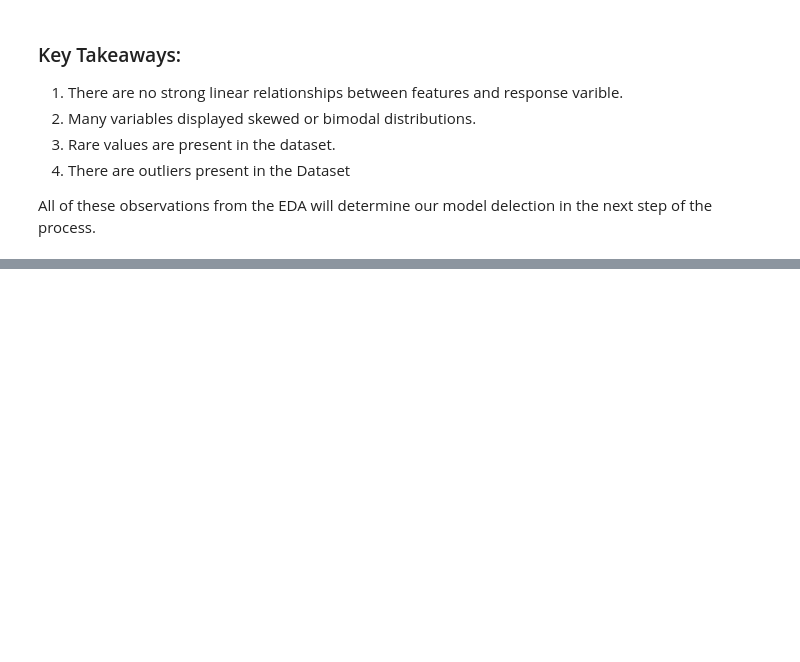
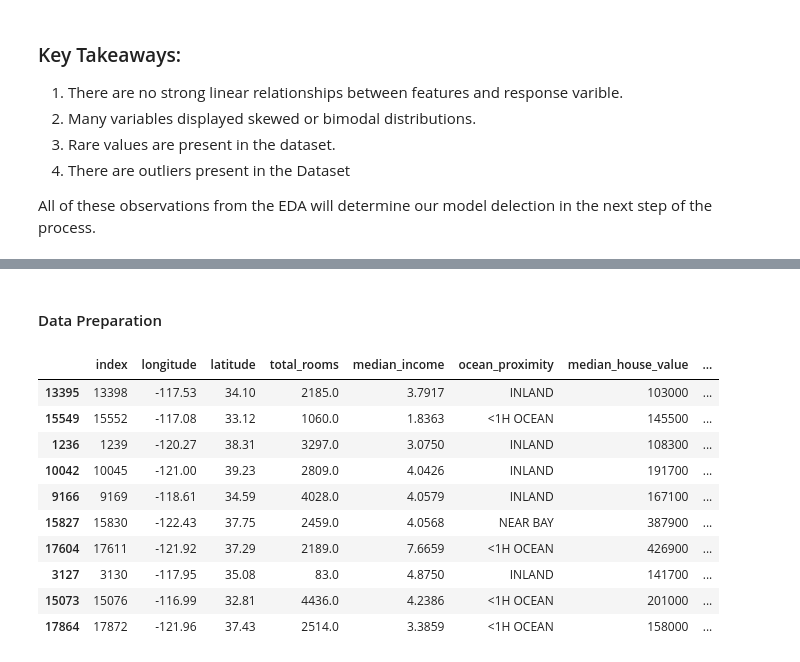
Before and after one commit to dylanvz95/cb_data_science_workshops, a Jupyter notebook: Workshop_1_California_Housing.ipynb, the cells around one changed output, grey strips where cells are left out. Cells and saved outputs as stored; diff of their text form; code cells hidden in the pictures; blank space fills up the shorter version.

```diff
--- a/Workshop_1_California_Housing.ipynb
+++ b/Workshop_1_California_Housing.ipynb
@@ -393,0 +249,25 @@ All of these observations from the EDA will determine our model delection in the
+# %% [markdown]
+#### Data Preparation
+# %%
+#drop missing data
+housing.dropna(inplace = True)
+housing.reset_index(inplace = True)
+
+#add one hot encoding to categorical variables
+ohe = OneHotEncoder(categories='auto')
+Xd = ohe.fit_transform(housing.ocean_proximity.values.reshape(-1, 1)).toarray()
+df_ohe = pd.DataFrame(Xd, columns = ohe.get_feature_names_out())
+housing_for_model = housing.join(df_ohe)
+housing_for_model.sample(10)
+# %% [output]
+|  | index | longitude | latitude | total_rooms | median_income | ocean_proximity | median_house_value | ... |
+| 13395 | 13398 | -117.53 | 34.10 | 2185.0 | 3.7917 | INLAND | 103000 | ... |
+| 15549 | 15552 | -117.08 | 33.12 | 1060.0 | 1.8363 | <1H OCEAN | 145500 | ... |
+| 1236 | 1239 | -120.27 | 38.31 | 3297.0 | 3.0750 | INLAND | 108300 | ... |
+| 10042 | 10045 | -121.00 | 39.23 | 2809.0 | 4.0426 | INLAND | 191700 | ... |
+| 9166 | 9169 | -118.61 | 34.59 | 4028.0 | 4.0579 | INLAND | 167100 | ... |
+| 15827 | 15830 | -122.43 | 37.75 | 2459.0 | 4.0568 | NEAR BAY | 387900 | ... |
+| 17604 | 17611 | -121.92 | 37.29 | 2189.0 | 7.6659 | <1H OCEAN | 426900 | ... |
+| 3127 | 3130 | -117.95 | 35.08 | 83.0 | 4.8750 | INLAND | 141700 | ... |
+| 15073 | 15076 | -116.99 | 32.81 | 4436.0 | 4.2386 | <1H OCEAN | 201000 | ... |
+| 17864 | 17872 | -121.96 | 37.43 | 2514.0 | 3.3859 | <1H OCEAN | 158000 | ... |
```
Also changed, not shown: parts of 43 cells of this notebook, 3 other files.
